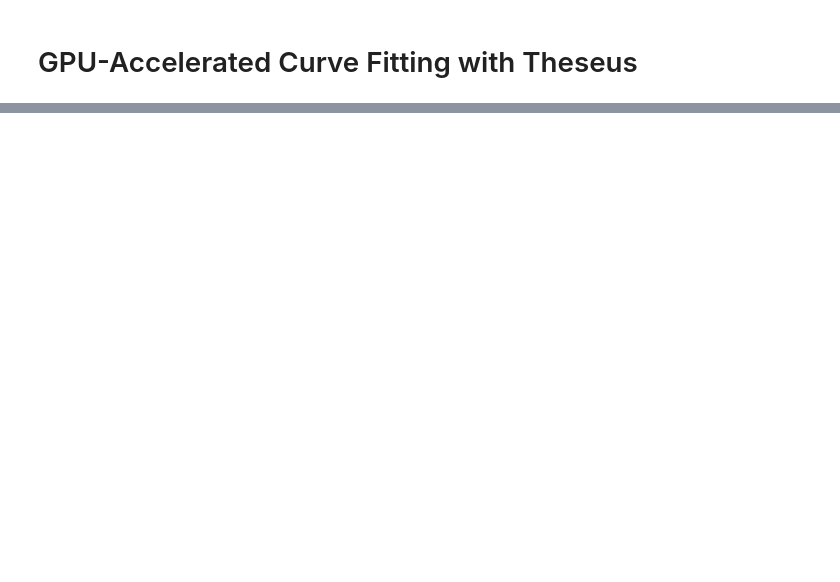
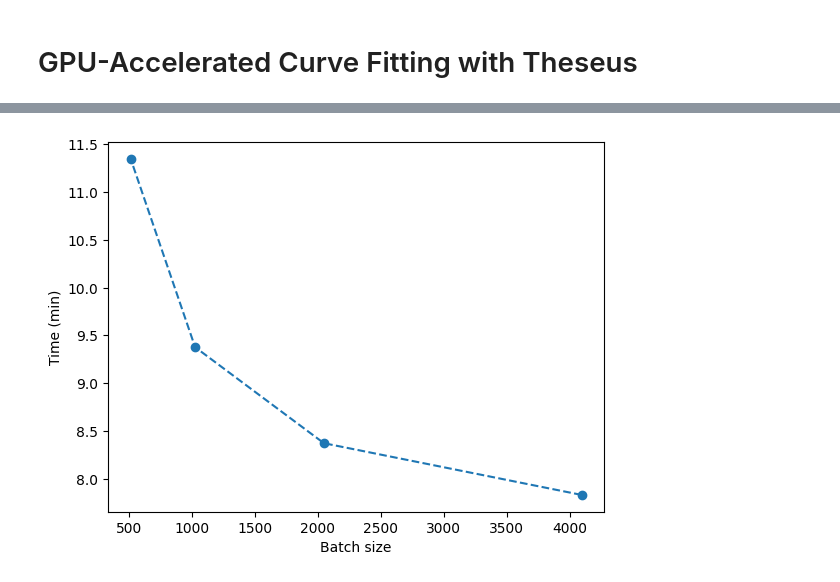
Before and after one commit to cbchosy/theseusfit, a Jupyter notebook: qfls_fitting_demo.ipynb, the cells around one changed output, grey strips where cells are left out. Saved outputs shown, nothing was run; the diff lists cells and outputs as text; code cells hidden in the pictures; blank space fills up the shorter version.

```diff
--- a/qfls_fitting_demo.ipynb
+++ b/qfls_fitting_demo.ipynb
@@ -35,0 +61,15 @@ array([0.0000000e+00, 1.1357260e+17, 5.6786305e+16, ..., 0.0000000e+00,
+# %%
+batch_sizes = [4096, 2048, 1024, 512]
+times = []
+for b in batch_sizes:
+    start = time.time()
+    result, info = genplanck.fit_qfls(exp_energy_crop, exp_pl_crop, guesses=guesses, batch_size=b, max_iterations=25, step_size=0.5, verbose=False)
+    times.append([time.time() - start])
+    torch.cuda.empty_cache()
+# %%
+fig, ax = plt.subplots()
+ax.plot(batch_sizes, np.divide(times, 60), '--o')
+ax.set(xlabel='Batch size', ylabel='Time (min)')
+plt.show()
+# %% [output]
+[figure, added]
```
Also changed, not shown: parts of 12 cells of this notebook.
